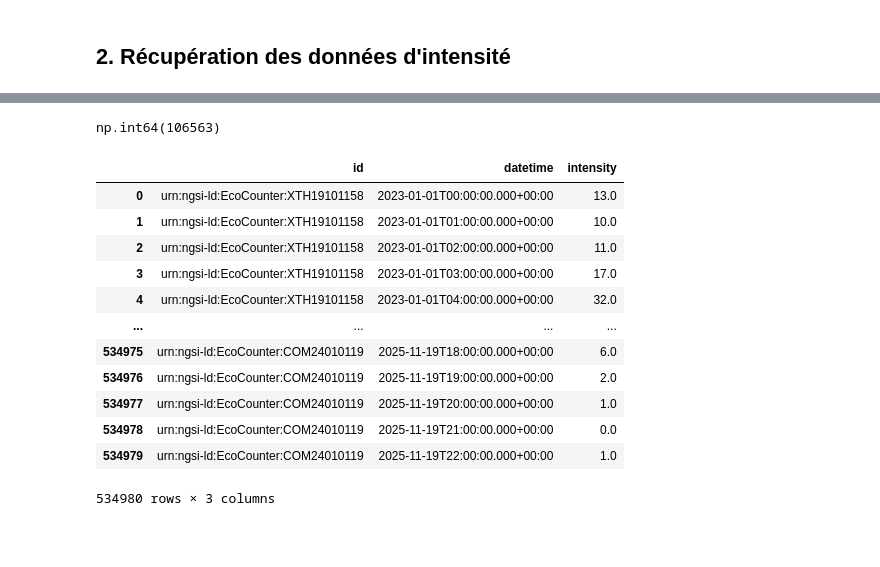
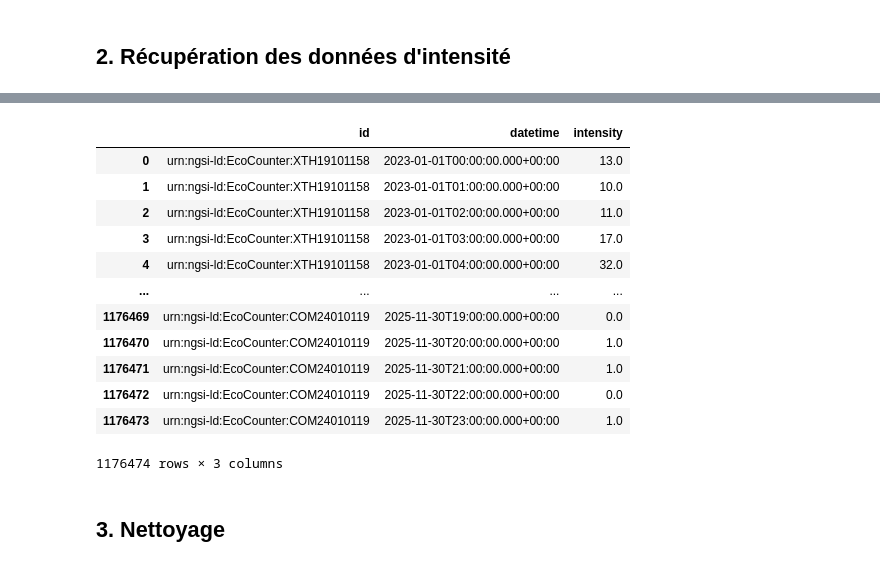
Before and after one commit to marwaboulkasim/prevision-du-Trafic-Cyclable, a Jupyter notebook: notebooks/exploration_mat.ipynb, the cells around one changed output, grey strips where cells are left out. Drawn from its saved outputs; the diff is of its cells as text; code cells hidden in the pictures; blank space fills up the shorter version.

Commit message:
feat: provide duplicated deletion, fill missing hour entries with nan value

```diff
--- a/notebooks/exploration_mat.ipynb
+++ b/notebooks/exploration_mat.ipynb
@@ -123,12 +73,17 @@ counters_names_df.head()
 # %% [markdown]
 ## 2. Récupération des données d'intensité
 # %%
+years = ["2022", "2023", "2024", "2025"]
 response_data = []
+
 for id in counters_df["id"]:
-    response = requests.get(
-        f"https://portail-api-data.montpellier3m.fr/ecocounter_timeseries/{id}/attrs/intensity?fromDate=2020-01-01T00%3A00%3A00&toDate=2025-11-27T00%3A00%3A00"
-    )
-    response_data.append(response.json())
+    for year in years:
+        from_date = f"{year}-01-01"
+        to_date = f"{year}-12-01"
+        response = requests.get(
+            f"https://portail-api-data.montpellier3m.fr/ecocounter_timeseries/{id}/attrs/intensity?fromDate={from_date}T00%3A00%3A00&toDate={to_date}T00%3A00%3A00"
+        )
+        response_data.append(response.json())
 # %%
 id = [item.get("entityId", {}) for item in response_data]
 datetime = [item.get("index") for item in response_data]
@@ -147,5 +102,4 @@ for i in range(len(id)):
     if not temp_df.empty:
         dfs.append(temp_df)
 
-df = pd.concat(dfs, ignore_index=True)
-df
+raw_df = pd.concat(dfs, ignore_index=True)
@@ -166,21 +106,18 @@ df
-# %%
-df.duplicated().sum()
-# %% [output]
-np.int64(106563)
-# %%
-df = df.drop_duplicates(ignore_index=True)
-df
-# %% [output]
-|  | id | datetime | intensity |
-| 0 | urn:ngsi-ld:EcoCounter:XTH19101158 | 2023-01-01T00:00:00.000+00:00 | 13.0 |
-| 1 | urn:ngsi-ld:EcoCounter:XTH19101158 | 2023-01-01T01:00:00.000+00:00 | 10.0 |
-| 2 | urn:ngsi-ld:EcoCounter:XTH19101158 | 2023-01-01T02:00:00.000+00:00 | 11.0 |
-| 3 | urn:ngsi-ld:EcoCounter:XTH19101158 | 2023-01-01T03:00:00.000+00:00 | 17.0 |
-| 4 | urn:ngsi-ld:EcoCounter:XTH19101158 | 2023-01-01T04:00:00.000+00:00 | 32.0 |
-| ... | ... | ... | ... |
-| 534975 | urn:ngsi-ld:EcoCounter:COM24010119 | 2025-11-19T18:00:00.000+00:00 | 6.0 |
-| 534976 | urn:ngsi-ld:EcoCounter:COM24010119 | 2025-11-19T19:00:00.000+00:00 | 2.0 |
-| 534977 | urn:ngsi-ld:EcoCounter:COM24010119 | 2025-11-19T20:00:00.000+00:00 | 1.0 |
-| 534978 | urn:ngsi-ld:EcoCounter:COM24010119 | 2025-11-19T21:00:00.000+00:00 | 0.0 |
-| 534979 | urn:ngsi-ld:EcoCounter:COM24010119 | 2025-11-19T22:00:00.000+00:00 | 1.0 |
-534980 rows × 3 columns
+# %%
+raw_df
+# %% [output]
+|  | id | datetime | intensity |
+| 0 | urn:ngsi-ld:EcoCounter:XTH19101158 | 2023-01-01T00:00:00.000+00:00 | 13.0 |
+| 1 | urn:ngsi-ld:EcoCounter:XTH19101158 | 2023-01-01T01:00:00.000+00:00 | 10.0 |
+| 2 | urn:ngsi-ld:EcoCounter:XTH19101158 | 2023-01-01T02:00:00.000+00:00 | 11.0 |
+| 3 | urn:ngsi-ld:EcoCounter:XTH19101158 | 2023-01-01T03:00:00.000+00:00 | 17.0 |
+| 4 | urn:ngsi-ld:EcoCounter:XTH19101158 | 2023-01-01T04:00:00.000+00:00 | 32.0 |
+| ... | ... | ... | ... |
+| 1176469 | urn:ngsi-ld:EcoCounter:COM24010119 | 2025-11-30T19:00:00.000+00:00 | 0.0 |
+| 1176470 | urn:ngsi-ld:EcoCounter:COM24010119 | 2025-11-30T20:00:00.000+00:00 | 1.0 |
+| 1176471 | urn:ngsi-ld:EcoCounter:COM24010119 | 2025-11-30T21:00:00.000+00:00 | 1.0 |
+| 1176472 | urn:ngsi-ld:EcoCounter:COM24010119 | 2025-11-30T22:00:00.000+00:00 | 0.0 |
+| 1176473 | urn:ngsi-ld:EcoCounter:COM24010119 | 2025-11-30T23:00:00.000+00:00 | 1.0 |
+1176474 rows × 3 columns
+# %% [markdown]
+## 3. Nettoyage
```
Also changed, not shown: parts of 26 cells of this notebook, 1 other file.
